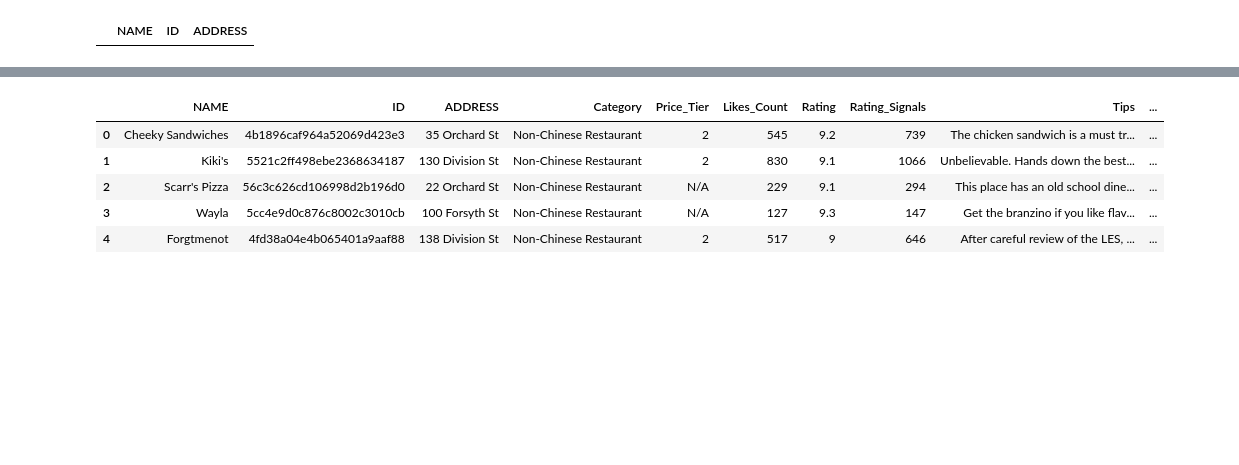
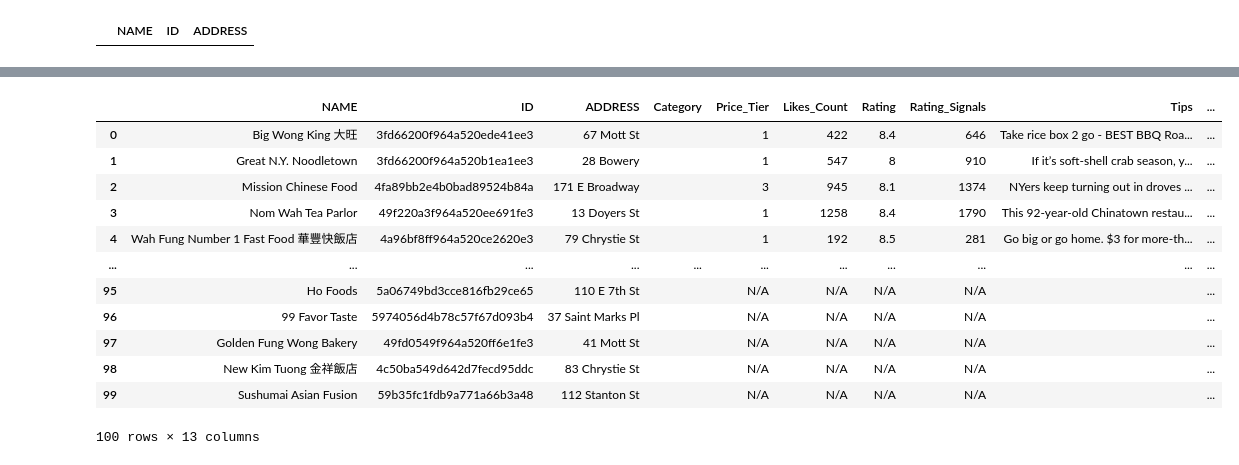
Before and after one commit to bluefronts/Coursera_Capstone, a Jupyter notebook: Week 4&5 Project.ipynb, the cells around one changed output, grey strips where cells are left out. Cells and saved outputs as stored; diff of their text form; code cells hidden in the pictures; blank space fills up the shorter version.

```diff
--- a/Week 4&5 Project.ipynb
+++ b/Week 4&5 Project.ipynb
@@ -14,3 +11,6 @@ with open('newyork_data.json') as json_data:
+# %%
+with open('newyork_data.json') as json_data:
+    newyork_data = json.load(json_data)
 # %%
 neighborhoods_data = newyork_data['features']
 #take a look at structure in feature
@@ -87,13 +87,13 @@ Chinatown in New York is at (40.71561842231432,-73.99427936255978)
 # %%
 #next, use explore function in Foursquare API to find 100 Chinese Restaurant
 # %%
-#Although we can use parameter 'categoryId' to filter all Chinese Restaurant, but we increase difficulty by manually filtering in another endpoint 'VenueDetails'
+# we can use parameter 'categoryId' to filter all Chinese Restaurant
 CLIENT_ID='0BPBI1NPMF11CVC2IP2AOOGYLSCFZIZCHTN4UKHQJCCFVHFN'
 CLIENT_SECRET='5S1BMTKQ50OSBHWTO1EAHRBTOYBXPGZLIR1G1SZUFIBU103F'
 VERSION='20200701'
-radius=5000
-LIMIT=200
-categoryId='4d4b7105d754a06374d81259'
+radius=2000
+LIMIT=300
+categoryId='4bf58dd8d48988d145941735'
 url = 'https://api.foursquare.com/v2/venues/explore?client_id={}&client_secret={}&ll={},{}&v={}&radius={}&limit={}&categoryId={}'.format(CLIENT_ID, CLIENT_SECRET, latitude, longitude, VERSION, radius, LIMIT,categoryId)
 url
 # %% [output]
@@ -266,13 +246,20 @@ for index,row in df_init.iterrows():
 # %%
 # show dataframe
-df.head()
+df
 # %% [output]
 |  | NAME | ID | ADDRESS | Category | Price_Tier | Likes_Count | Rating | Rating_Signals | Tips | ... |
-| 0 | Cheeky Sandwiches | 4b1896caf964a52069d423e3 | 35 Orchard St | Non-Chinese Restaurant | 2 | 545 | 9.2 | 739 | The chicken sandwich is a must tr... | ... |
-| 1 | Kiki's | 5521c2ff498ebe2368634187 | 130 Division St | Non-Chinese Restaurant | 2 | 830 | 9.1 | 1066 | Unbelievable. Hands down the best... | ... |
-| 2 | Scarr's Pizza | 56c3c626cd106998d2b196d0 | 22 Orchard St | Non-Chinese Restaurant | N/A | 229 | 9.1 | 294 | This place has an old school dine... | ... |
-| 3 | Wayla | 5cc4e9d0c876c8002c3010cb | 100 Forsyth St | Non-Chinese Restaurant | N/A | 127 | 9.3 | 147 | Get the branzino if you like flav... | ... |
-| 4 | Forgtmenot | 4fd38a04e4b065401a9aaf88 | 138 Division St | Non-Chinese Restaurant | 2 | 517 | 9 | 646 | After careful review of the LES, ... | ... |
+| 0 | Big Wong King 大旺 | 3fd66200f964a520ede41ee3 | 67 Mott St |  | 1 | 422 | 8.4 | 646 | Take rice box 2 go - BEST BBQ Roa... | ... |
+| 1 | Great N.Y. Noodletown | 3fd66200f964a520b1ea1ee3 | 28 Bowery |  | 1 | 547 | 8 | 910 | If it’s soft-shell crab season, y... | ... |
+| 2 | Mission Chinese Food | 4fa89bb2e4b0bad89524b84a | 171 E Broadway |  | 3 | 945 | 8.1 | 1374 | NYers keep turning out in droves ... | ... |
+| 3 | Nom Wah Tea Parlor | 49f220a3f964a520ee691fe3 | 13 Doyers St |  | 1 | 1258 | 8.4 | 1790 | This 92-year-old Chinatown restau... | ... |
+| 4 | Wah Fung Number 1 Fast Food 華豐快飯店 | 4a96bf8ff964a520ce2620e3 | 79 Chrystie St |  | 1 | 192 | 8.5 | 281 | Go big or go home. $3 for more-th... | ... |
+| ... | ... | ... | ... | ... | ... | ... | ... | ... | ... | ... |
+| 95 | Ho Foods | 5a06749bd3cce816fb29ce65 | 110 E 7th St |  | N/A | N/A | N/A | N/A |  | ... |
+| 96 | 99 Favor Taste | 5974056d4b78c57f67d093b4 | 37 Saint Marks Pl |  | N/A | N/A | N/A | N/A |  | ... |
+| 97 | Golden Fung Wong Bakery | 49fd0549f964a520ff6e1fe3 | 41 Mott St |  | N/A | N/A | N/A | N/A |  | ... |
+| 98 | New Kim Tuong 金祥飯店 | 4c50ba549d642d7fecd95ddc | 83 Chrystie St |  | N/A | N/A | N/A | N/A |  | ... |
+| 99 | Sushumai Asian Fusion | 59b35fc1fdb9a771a66b3a48 | 112 Stanton St |  | N/A | N/A | N/A | N/A |  | ... |
+100 rows × 13 columns
 # %%
 # take out rating=N/A items
 df1=df[df['Rating']!='N/A']
```
Also changed, not shown: parts of 29 cells of this notebook.
